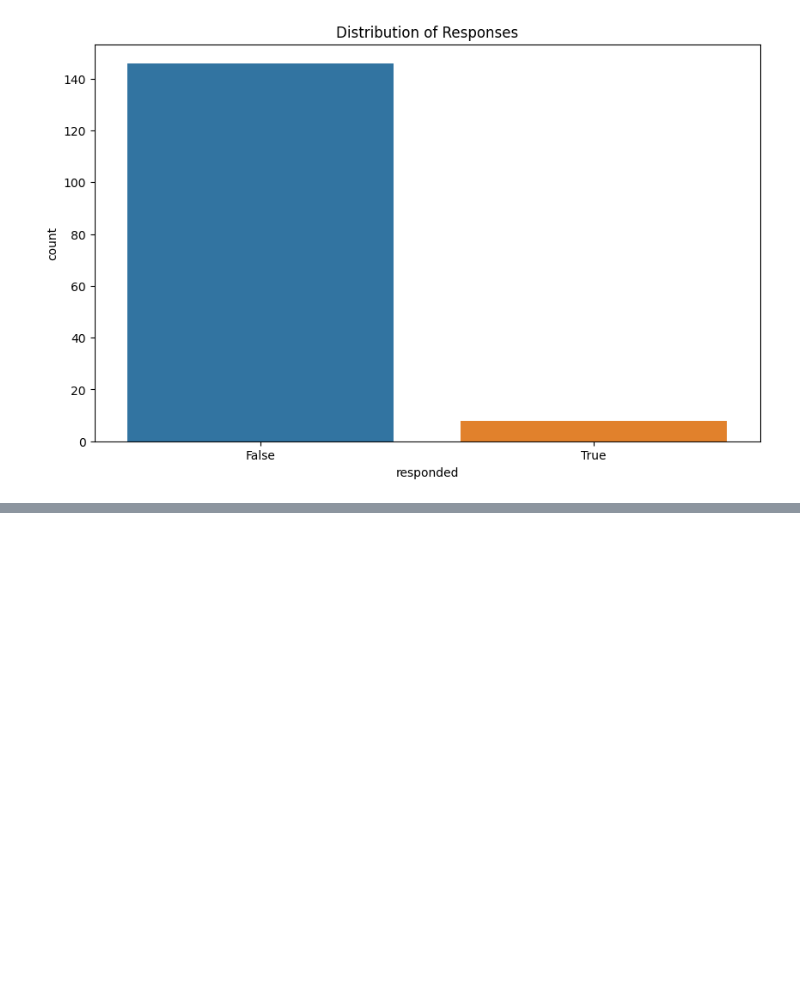
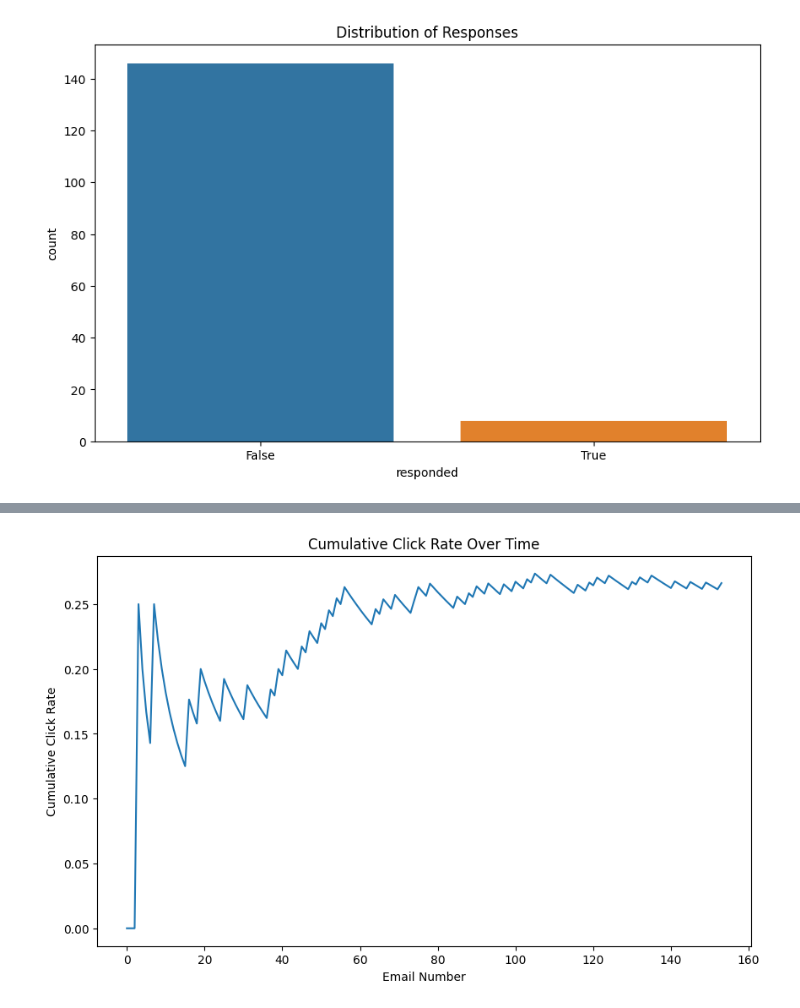
Before and after one commit to keivalya/artisan-ai-assignment, a Jupyter notebook: email_engagement.ipynb, the cells around one changed output, grey strips where cells are left out. Cells and saved outputs as stored; diff of their text form; code cells hidden in the pictures; blank space fills up the shorter version.

```diff
--- a/email_engagement.ipynb
+++ b/email_engagement.ipynb
@@ -155,0 +195,10 @@ Name: responded, dtype: int64
+# %%
+# Visualization: Email click rate over time
+plt.figure(figsize=(10, 6))
+sns.lineplot(data=filtered_email_df['meeting link clicked'].cumsum() / (filtered_email_df.index + 1))
+plt.title('Cumulative Click Rate Over Time')
+plt.xlabel('Email Number')
+plt.ylabel('Cumulative Click Rate')
+plt.show()
+# %% [output]
+[figure, added]
```
Also changed, not shown: parts of 6 cells of this notebook.
